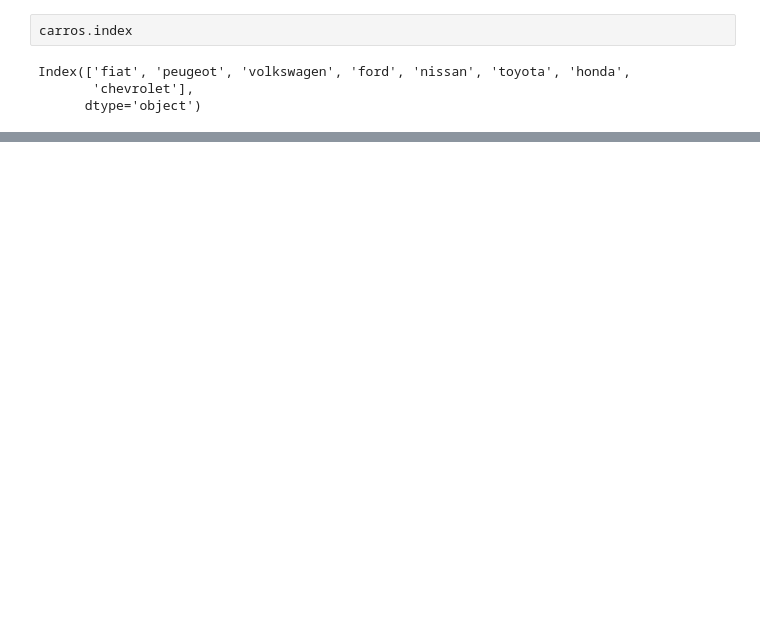
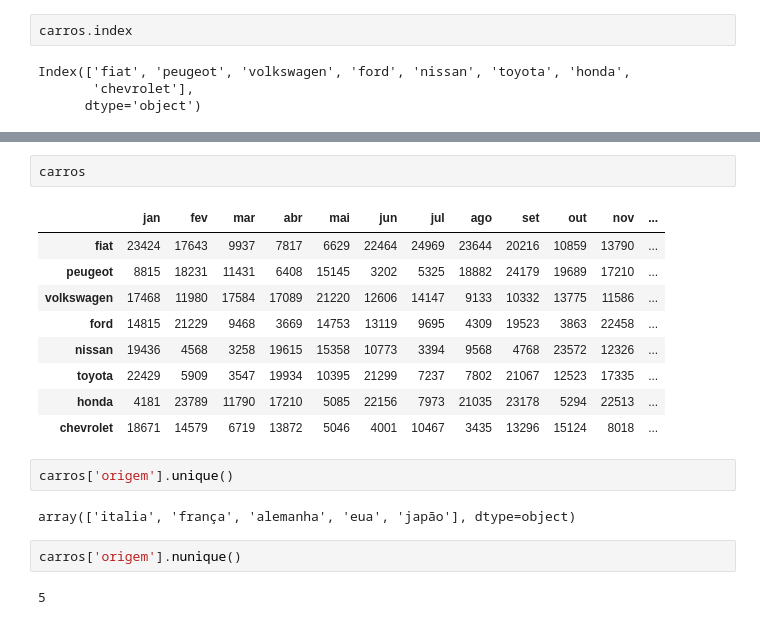
Before and after one commit to JairCipriano/projeto_machine_learning, a Jupyter notebook: projeto2/matplotlib.ipynb, the cells around one changed output, grey strips where cells are left out. Drawn from its saved outputs; the diff is of its cells as text; blank space fills up the shorter version.

```diff
--- a/projeto2/matplotlib.ipynb
+++ b/projeto2/matplotlib.ipynb
@@ -119,0 +183,20 @@ carros.sort_values (by='total')
+# %%
+carros
+# %% [output]
+|  | jan | fev | mar | abr | mai | jun | jul | ago | set | out | nov | ... |
+| fiat | 23424 | 17643 | 9937 | 7817 | 6629 | 22464 | 24969 | 23644 | 20216 | 10859 | 13790 | ... |
+| peugeot | 8815 | 18231 | 11431 | 6408 | 15145 | 3202 | 5325 | 18882 | 24179 | 19689 | 17210 | ... |
+| volkswagen | 17468 | 11980 | 17584 | 17089 | 21220 | 12606 | 14147 | 9133 | 10332 | 13775 | 11586 | ... |
+| ford | 14815 | 21229 | 9468 | 3669 | 14753 | 13119 | 9695 | 4309 | 19523 | 3863 | 22458 | ... |
+| nissan | 19436 | 4568 | 3258 | 19615 | 15358 | 10773 | 3394 | 9568 | 4768 | 23572 | 12326 | ... |
+| toyota | 22429 | 5909 | 3547 | 19934 | 10395 | 21299 | 7237 | 7802 | 21067 | 12523 | 17335 | ... |
+| honda | 4181 | 23789 | 11790 | 17210 | 5085 | 22156 | 7973 | 21035 | 23178 | 5294 | 22513 | ... |
+| chevrolet | 18671 | 14579 | 6719 | 13872 | 5046 | 4001 | 10467 | 3435 | 13296 | 15124 | 8018 | ... |
+# %%
+carros['origem'].unique()
+# %% [output]
+array(['italia', 'frança', 'alemanha', 'eua', 'japão'], dtype=object)
+# %%
+carros['origem'].nunique()
+# %% [output]
+5
```
Also changed, not shown: parts of 13 cells of this notebook.
